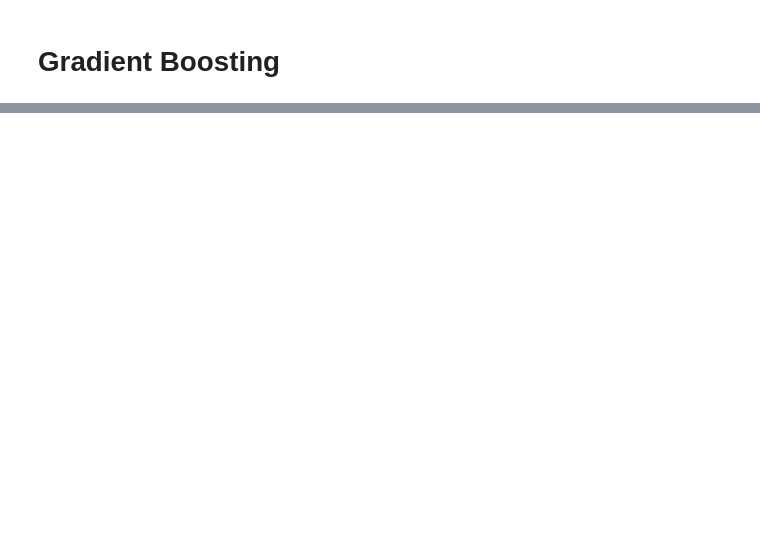
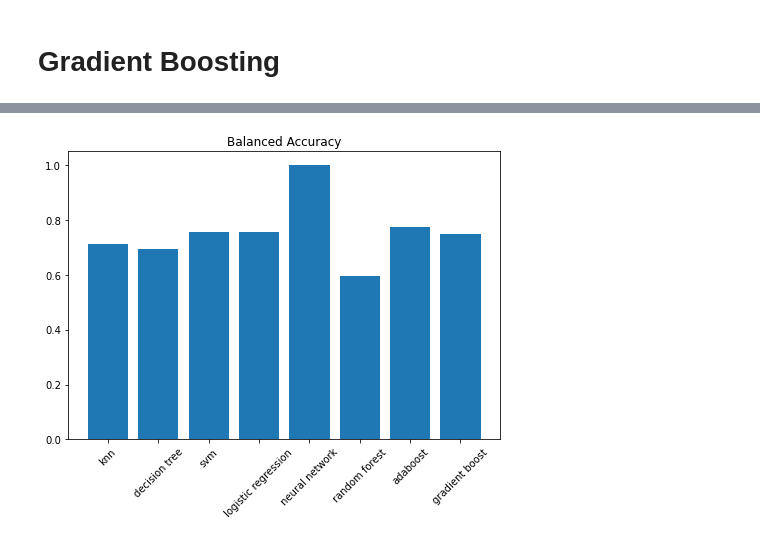
Before and after one commit to funkjo/ml-csc360-final, a Jupyter notebook: final_project/modeling.ipynb, the cells around one changed output, grey strips where cells are left out. Saved outputs shown, nothing was run; the diff lists cells and outputs as text; code cells hidden in the pictures; blank space fills up the shorter version.

```diff
--- a/final_project/modeling.ipynb
+++ b/final_project/modeling.ipynb
@@ -459,0 +472,9 @@ plt.show()
+# %%
+fig2 = plt.figure()
+ax2 = fig2.add_axes([0,0,1,1])
+ax2.bar(models, balanced_accs)
+plt.title('Balanced Accuracy')
+plt.xticks(rotation=45)
+plt.show()
+# %% [output]
+[figure, added]
```
Also changed, not shown: parts of 15 cells of this notebook, 2 other files.
